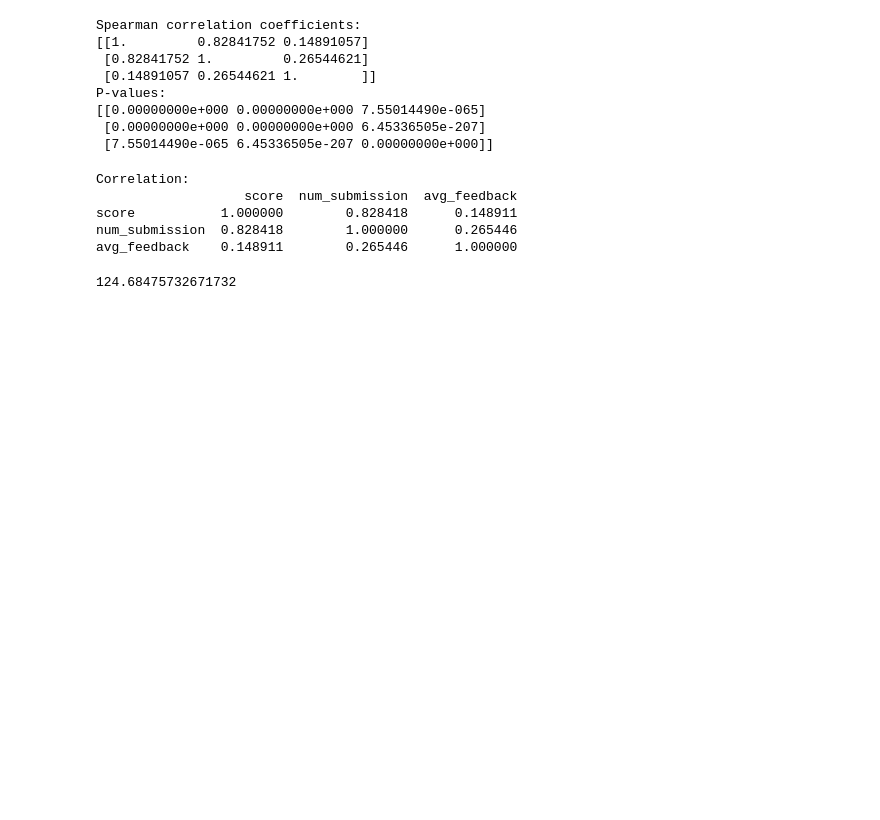
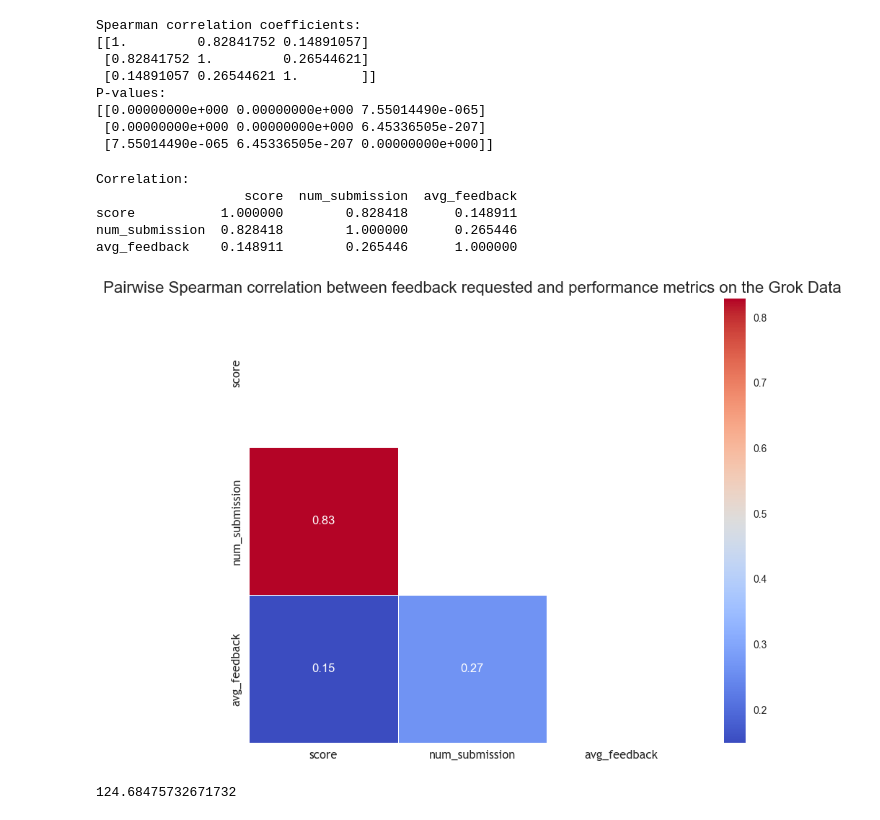
Before and after one commit to samchen0508/747-A2, a Jupyter notebook: result.ipynb, the cells around one changed output. Drawn from its saved outputs; the diff is of its cells as text; code cells hidden in the pictures; blank space fills up the shorter version.

```diff
--- a/result.ipynb
+++ b/result.ipynb
@@ -331,7 +355,33 @@ Correlation:
 score           1.000000        0.828418      0.148911
 num_submission  0.828418        1.000000      0.265446
 avg_feedback    0.148911        0.265446      1.000000
-# %%
-final_result['score'].mean()
-# %% [output]
-124.68475732671732
+# %%
+# Create a mask for upper triangular portion
+mask = np.triu(np.ones_like(correlation, dtype=bool))
+
+# Set the figure size
+plt.figure(figsize=(10, 8))
+
+# Create a correlation heatmap with improved theme
+sns.heatmap(correlation, annot=True, cmap='coolwarm', fmt=".2f", linewidths=0.5, mask=mask)
+
+# Set the title of the plot
+plt.title('Pairwise Spearman correlation between feedback requested and performance metrics on the Grok Data', fontsize=16)
+
+# # Customize the colorbar
+# cbar = plt.colorbar()
+# cbar.ax.tick_params(labelsize=12)
+
+# Set the font size of the annotations
+plt.xticks(fontsize=12, fontfamily="Trebuchet MS")
+plt.yticks(fontsize=12, fontfamily="Trebuchet MS")
+
+# Display the plot
+plt.show()
+# %% [output]
+[figure, added]
+# %%
+# RQ3 starts here
+final_result['score'].mean()
+# %% [output]
+124.68475732671732
```
Also changed, not shown: parts of 13 cells of this notebook.
